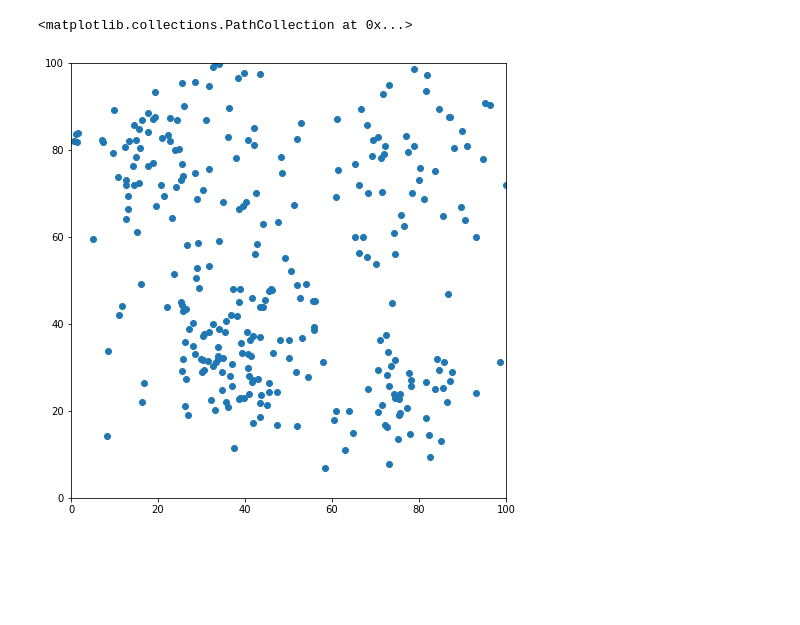
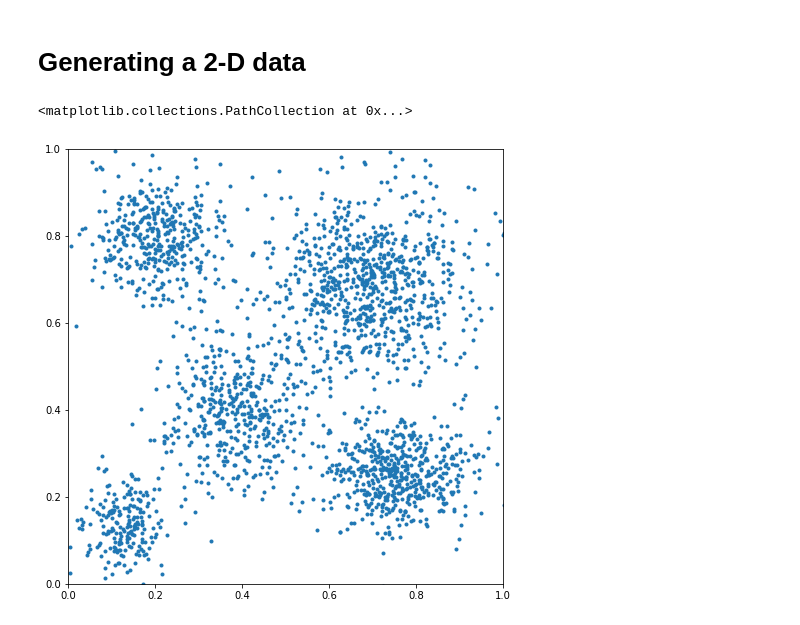
Before and after one commit to FarshadAmiri/Learning-Machine_Learning, a Jupyter notebook: K_means_from_scratch.ipynb, the cells around one changed output. Saved outputs shown, nothing was run; the diff lists cells and outputs as text; code cells hidden in the pictures; blank space fills up the shorter version.

```diff
--- a/K_means_from_scratch.ipynb
+++ b/K_means_from_scratch.ipynb
@@ -3,25 +3,33 @@
 # %%
 import numpy as np
 import matplotlib.pyplot as plt
+import matplotlib as mpl
 from scipy.spatial import distance
 import time
 import operator
+mpl.rcParams['figure.figsize'] = (8,6)
+# %% [markdown]
+# Generating a 2-D data
 # %%
-data1 = np.random.normal(75,15, size=(70,2))
-data2_1 = np.random.normal(20,14, size=(80,1))
-data2_2 = np.random.normal(80,12, size=(80,1))
+data1 = np.random.normal(0.65,0.2, size=(350,2))
+data2_1 = np.random.normal(0.2,0.07, size=(370,1))
+data2_2 = np.random.normal(0.8,0.07, size=(370,1))
 data2 = np.hstack((data2_1,data2_2))
-data3 = np.random.normal(loc=35, scale=10, size=(110,2))
-data4_1 = np.random.normal(75,11, size=(50,1))
-data4_2 = np.random.normal(25,9, size=(50,1))
+data3 = np.random.normal(loc=0.39, scale=0.09, size=(400,2))
+data4_1 = np.random.normal(0.75,0.08, size=(500,1))
+data4_2 = np.random.normal(0.25,0.06, size=(500,1))
 data4 = np.hstack((data4_1,data4_2))
-data = np.vstack((data1,data2,data3,data4))
+data5_1 = np.random.normal(0.7,0.09, size=(550,1))
+data5_2 = np.random.normal(0.7,0.09, size=(550,1))
+data5 = np.hstack((data5_1,data5_2))
+data6 = np.random.normal(0.13,0.05, size=(200,2))
+data = np.vstack((data1, data2, data3, data4, data5, data6 ))
 # %%
 plt.figure(figsize=(8,8))
-plt.xlim(0,100)
-plt.ylim(0,100)
+plt.xlim(0,1)
+plt.ylim(0,1)
 plt.gca().set_aspect('equal', adjustable='box')
-plt.scatter(data[:,0], data[:,1])
+plt.scatter(data[:,0], data[:,1], marker='.')
 # %% [output]
 <matplotlib.collections.PathCollection at 0x...>
-[figure, old version]
+[figure, new version]
```
Also changed, not shown: parts of 11 cells of this notebook.
